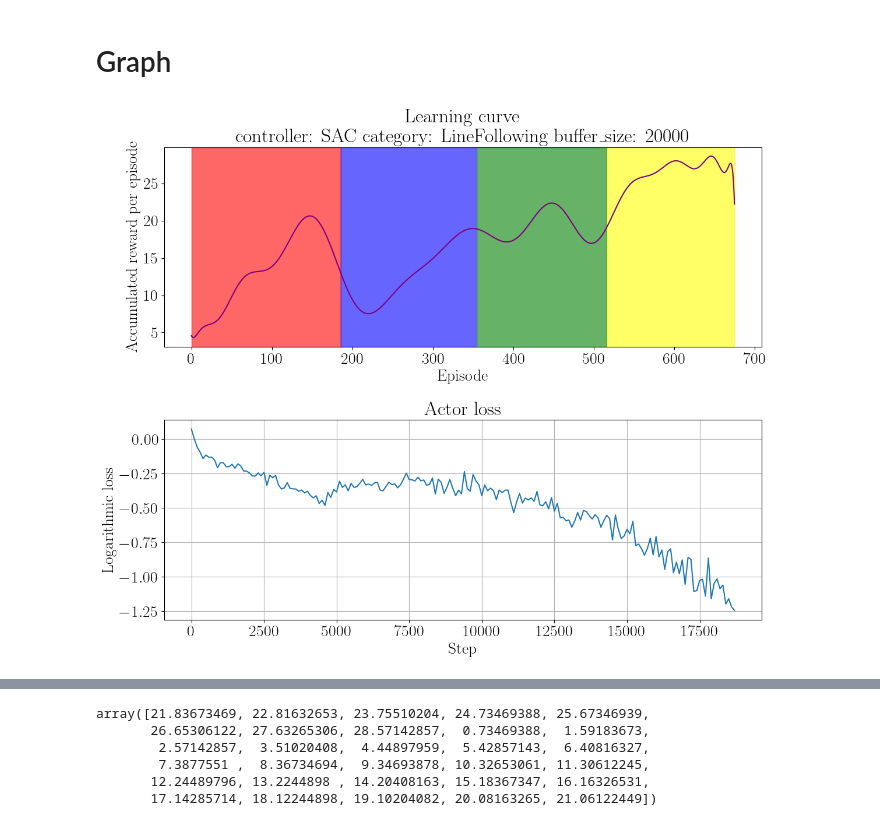
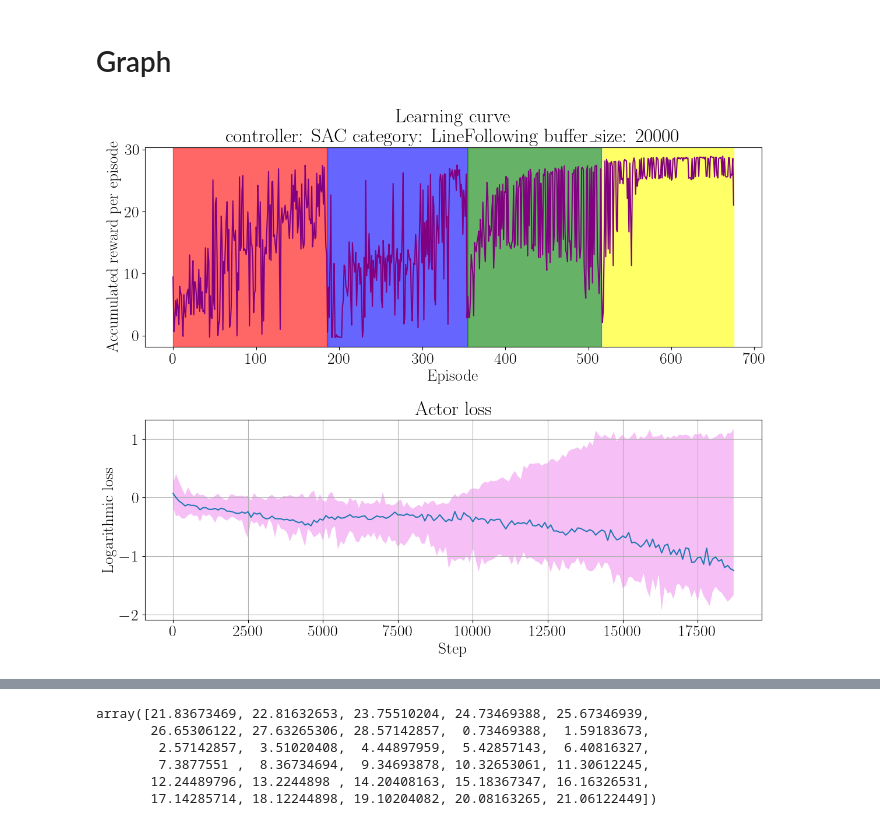
Before and after one commit to thd-research/regelum-playground, a Jupyter notebook: notebooks/report_preparation.ipynb, the cells around one changed output, grey strips where cells are left out. Drawn from its saved outputs; the diff is of its cells as text; code cells hidden in the pictures.

Commit message:
add confident interval

```diff
--- a/notebooks/report_preparation.ipynb
+++ b/notebooks/report_preparation.ipynb
@@ -45,13 +45,13 @@ if single_load:
                                     decay_rate=DECAY_RATE,
                                     max_iter=np.inf,
                                     validity_check=False,
-                                    reload=True,
+                                    reload=False,
                                     # backup_dir="/media/tcc/F89F-5CC1/ICLR/backup-data"
                                     )
 
     actor_df = get_mlruns_info(start_datetime_str,
                                 end_datetime_str,
-                                reload=True,)
+                                reload=False,)
     # actor_df["experiment_path"] = df.experiment_path.unique()[0]
 else:
     files = [
@@ -195,4 +193,4 @@ MultiIndex([('SAC', 'LineFollowing', 20000)],
            names=['controller', 'category', 'buffer_size'])
 # %%
 df = df.reset_index().set_index(group_df.index.names)
-tmp_df = df.loc[group_df.index[0]]
+ref_df = ref_df.reset_index().set_index(group_df.index.names)
@@ -199,3 +223,5 @@ tmp_df = df.loc[group_df.index[0]]
+# %%
+actor_df["steps"] = [100 * i for i in range((len(ref_actor_df)))] * actor_df.run_name.nunique()
 # %%
 from matplotlib import rc
 # rc('font',**{'family':'sans-serif','sans-serif':['Helvelica']})
@@ -222,15 +248,62 @@ plt.rcParams.update({
 # import matplotlib
 # %matplotlib inline
 
+N_SAMPLE_INTER=1000
+
 def interpolate(X_, Y_):
-    N_SAMPLE_INTER=1000
-
     degree = 30
     coeffs = np.polyfit(X_, Y_, degree)
     X_ = np.linspace(X_.min(), X_.max(), N_SAMPLE_INTER)
     Y_ = np.polyval(coeffs, X_)
 
     return X_, Y_
+
+
+def plot_cost_ic_learning_curve_mod(df,
+                                    ax,
+                                    low_quantile=0.025,
+                                    high_quantile=0.975,
+                                    color=None,
+                                    use_interpolate=False):
+    def quantile_low(series):
+        return series.quantile(low_quantile)
+
+    def quantile_high(series):
+        return series.quantile(high_quantile)
+
+    group_df = df.loc[:,
+                      ["experiment_path", "steps", "actor_loss"]
+                      ].groupby(["experiment_path", "steps"]).last()
+
+    ic_95_df = group_df.groupby("steps").agg({"actor_loss": [quantile_low, quantile_high]})
+
+    # Plot
+    if not use_interpolate:
+        X_ = ic_95_df.index
+        Y_hi = ic_95_df.actor_loss.quantile_high
+        Y_lo = ic_95_df.actor_loss.quantile_low
+    else:
+        cubic_interpolation_model_hi = interpolate(
+            ic_95_df.index,
+            ic_95_df.actor_loss.quantile_high.values,
+            )
+
+        cubic_interpolation_model_lo = interpolate(
+            ic_95_df.index,
+            ic_95_df.actor_loss.quantile_low.valuess,
+            )
+
+        # Plotting the Graph
+        X_=np.linspace(ic_95_df.index.min(), ic_95_df.index.max(), N_SAMPLE_INTER)
+        Y_hi=cubic_interpolation_model_hi(X_)
+        Y_lo=cubic_interpolation_model_lo(X_)
+
+    p = ax.fill_between(X_,
+                        Y_hi, Y_lo,
+                        facecolor=color,
+                        alpha=0.5)
+
+    return p
 
 def plot_learning_curve(index, index_names, df, title="Learning curve", ax=None, use_interpolate=False):
     if ax is None:
@@ -271,39 +344,50 @@ def plot_learning_curve(index, index_names, df, title="Learning curve", ax=None,
         ax.axvspan(tmp.iteration_id.values[0], tmp.iteration_id.values[-1], alpha=0.6, color=c)
 
     ax.set_xlabel('Episode')
     ax.set_ylabel('Accumulated reward per episode')
     ax.set_title(
         f'{title}\n' +
         "   ".join([f"{a}: {b}" for a, b in list(zip(index_names, index))])
     )
     legend = ax.legend()
     legend.remove()
 
     return "_".join([f"{a}_{b}" for a, b in list(zip(index_names, index))]) + "_interp_{}".format(1 if use_interpolate else 0)
 
 
 for id in group_df.index:
-    for interp in [True, False]:
+    if id not in ref_df.index:
+        continue
+
+    for interp in [False]:
+    # for interp in [True, False]:
         fig, ax = plt.subplots(2, 1, figsize=(12, 10))
         title = plot_learning_curve(id,
                                     group_df.index.names,
-                                    df[df.phase=="train"],
+                                    ref_df[ref_df.phase=="train"],
                                     ax=ax[0],
                                     use_interpolate=interp)
 
-        actor_df["steps"] = [100 * i for i in range(len(actor_df))]
-        actor_df[actor_df.experiment_path == df.experiment_path.values[0]].plot(x="steps", y="actor_loss", ax=ax[1])
+        ref_actor_df["steps"] = [100 * i for i in range(len(ref_actor_df))]
+        (
+            ref_actor_df[ref_actor_df.experiment_path == \
+                         ref_df.experiment_path.values[0]]
+            ).plot(x="steps", y="actor_loss", ax=ax[1])
+
+        plot_cost_ic_learning_curve_mod(
+            actor_df,
+            ax=ax[1],
+            color="violet"
+        )
+
         ax[1].set_title("Actor loss")
         ax[1].set_ylabel("Logarithmic loss")
         ax[1].set_xlabel("Step")
         ax[1].legend().remove()
         ax[1].grid()
-        # plot_learning_curve(group_df.index[1], group_df.index.names, df)
-        # plot_learning_curve(('SAC', 'LineFollowing', True), group_df.index.names, df)
-        # plot_learning_curve(('TD3', 'LineFollowing', False), group_df.index.names, df)
-        # plt.show()
+
         plt.tight_layout()
         os.makedirs("./media", exist_ok=True)
         fig.savefig("./media/{}.pdf".format(title))
 # %% [output]
-[figure, old version]
+[figure, new version]
```
Also changed, not shown: parts of 11 cells of this notebook.
